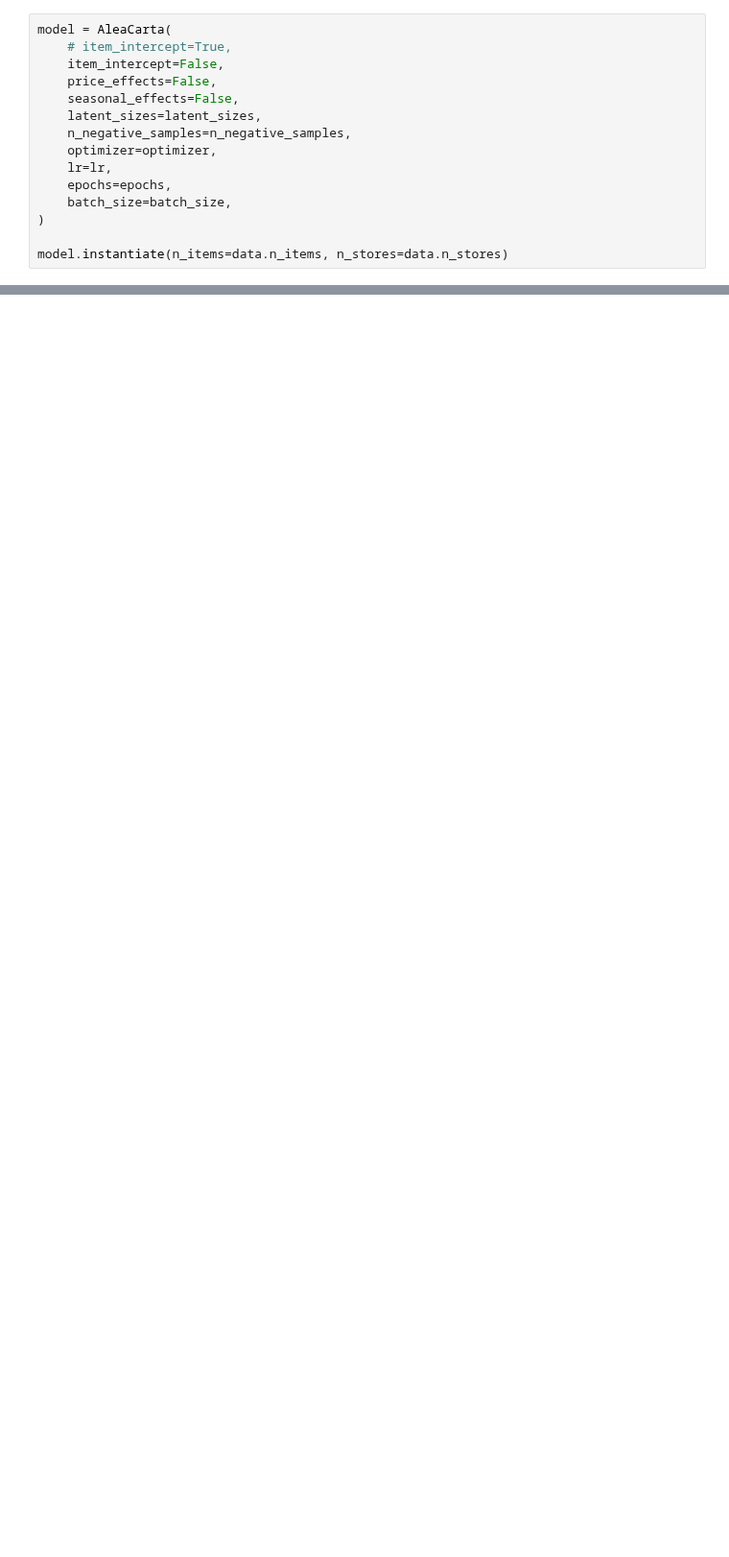
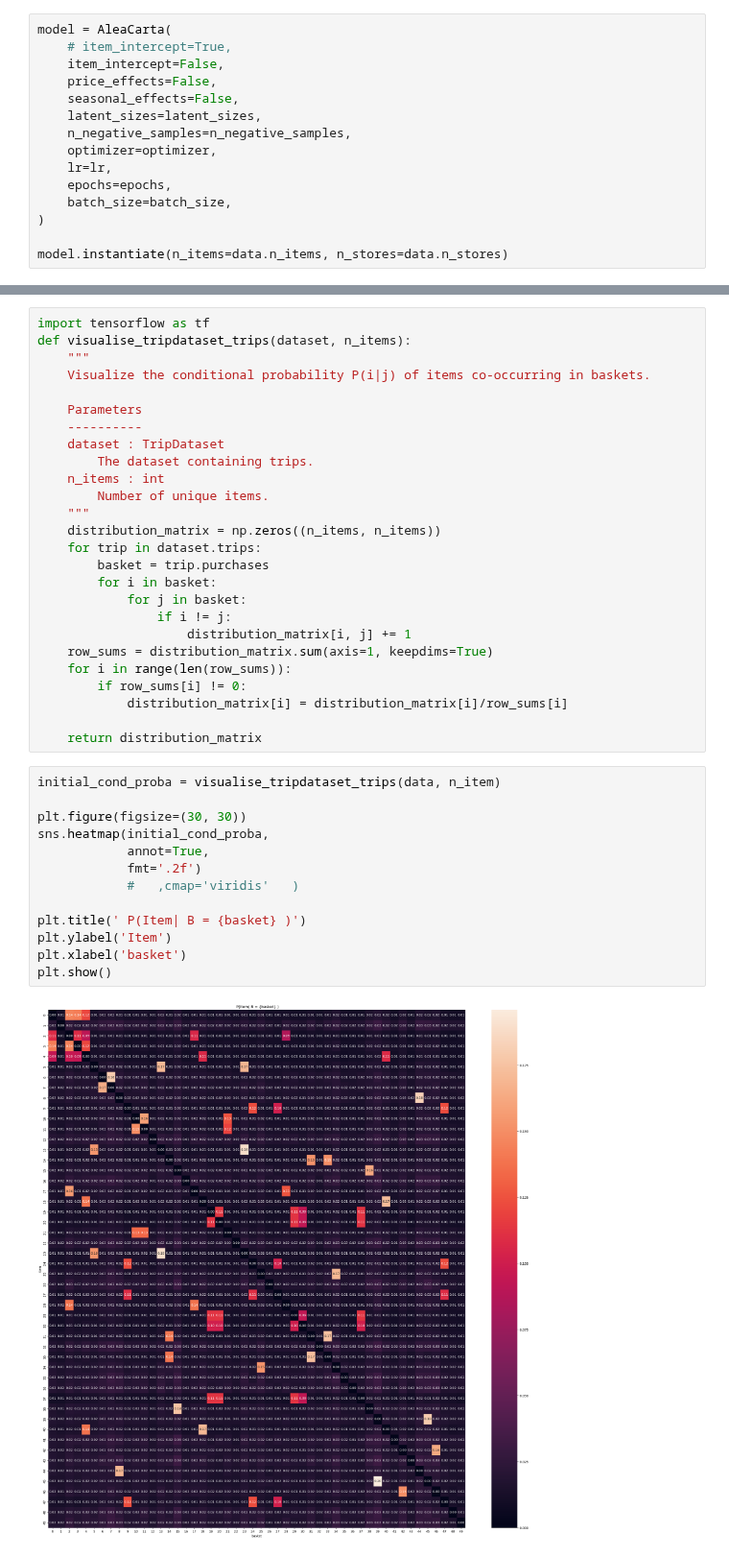
Before and after one commit to artefactory/choice-learn, a Jupyter notebook: notebooks/bakery_dataset.ipynb, the cells around one changed output, grey strips where cells are left out. Shown at 96% size. Drawn from its saved outputs; the diff is of its cells as text; blank space fills up the shorter version.

```diff
--- a/notebooks/bakery_dataset.ipynb
+++ b/notebooks/bakery_dataset.ipynb
@@ -112,0 +153,41 @@ plt.show()
+# %%
+import tensorflow as tf
+def visualise_tripdataset_trips(dataset, n_items):
+    """
+    Visualize the conditional probability P(i|j) of items co-occurring in baskets.
+
+    Parameters
+    ----------
+    dataset : TripDataset
+        The dataset containing trips.
+    n_items : int
+        Number of unique items.
+    """
+    distribution_matrix = np.zeros((n_items, n_items))
+    for trip in dataset.trips:
+        basket = trip.purchases
+        for i in basket:
+            for j in basket:
+                if i != j:
+                    distribution_matrix[i, j] += 1
+    row_sums = distribution_matrix.sum(axis=1, keepdims=True)
+    for i in range(len(row_sums)):
+        if row_sums[i] != 0:
+            distribution_matrix[i] = distribution_matrix[i]/row_sums[i]
+
+    return distribution_matrix
+# %%
+initial_cond_proba = visualise_tripdataset_trips(data, n_item)
+
+plt.figure(figsize=(30, 30))
+sns.heatmap(initial_cond_proba,
+            annot=True,
+            fmt='.2f')
+            #   ,cmap='viridis'   )
+
+plt.title(' P(Item| B = {basket} )')
+plt.ylabel('Item')
+plt.xlabel('basket')
+plt.show()
+# %% [output]
+[figure, added]
```
Also changed, not shown: parts of 20 cells of this notebook.
